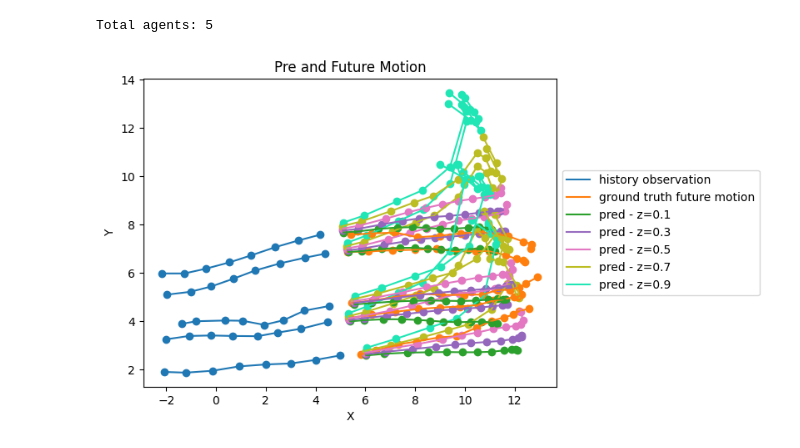
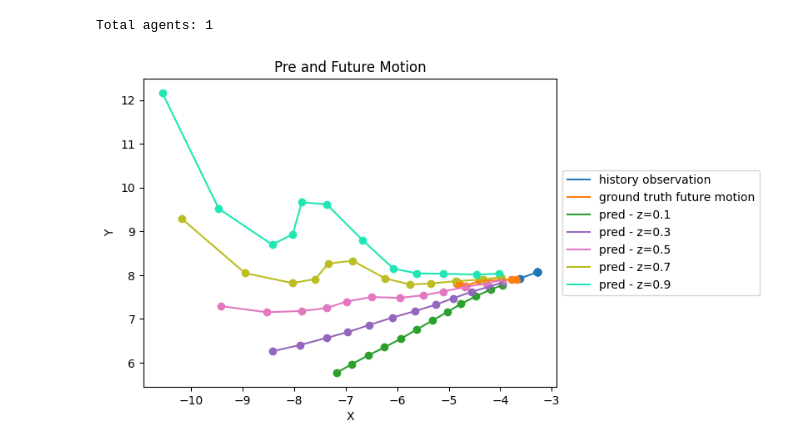
Before and after one commit to yongxic97/AgentFormer, a Jupyter notebook: vis_fut_vs_ft.ipynb, the cells around one changed output. Drawn from its saved outputs; the diff is of its cells as text; code cells hidden in the pictures.

```diff
--- a/vis_fut_vs_ft.ipynb
+++ b/vis_fut_vs_ft.ipynb
@@ -4,7 +4,7 @@ import glob
 
 # this_run_info = f'0523_0000_take2'
 this_run_info = f'0611_0101_take1' # Note: 0611_0101 is essentially the same as 0523_0101_take1 (due to annotation error)
-res_dirs = ['./results/twop_eth_agentformer_pre/results_%.1f_%s/epoch_0016/test' % (i, this_run_info) for i in np.arange(0.1,0.91,0.1)]
+res_dirs = ['./results/twop_eth_agentformer_pre/results_%.1f_%s/epoch_0060/test' % (i, this_run_info) for i in np.arange(0.1,0.91,0.1)]
 test_size = 364 # this many txts in each subdir
 
 pre_motion_gt, fut_motion_gt = [], []     # list, len: test_size
@@ -46,7 +46,7 @@ for i,res_dir in enumerate(res_dirs):
             data_array = np.loadtxt(file, delimiter=' ')
             fut_motion_preds[i].append(data_array)
 # %%
-idx = 210
+idx = 150
 
 pre_motion_gt_one =  pre_motion_gt[idx][:,2:]
 fut_motion_gt_one = fut_motion_gt[idx][:,2:]
@@ -140,2 +130,2 @@ plt.show()
-Total agents: 5
+Total agents: 1
-[figure, old version]
+[figure, new version]
```
Also changed, not shown: parts of 1 cell of this notebook, 17 other files.
